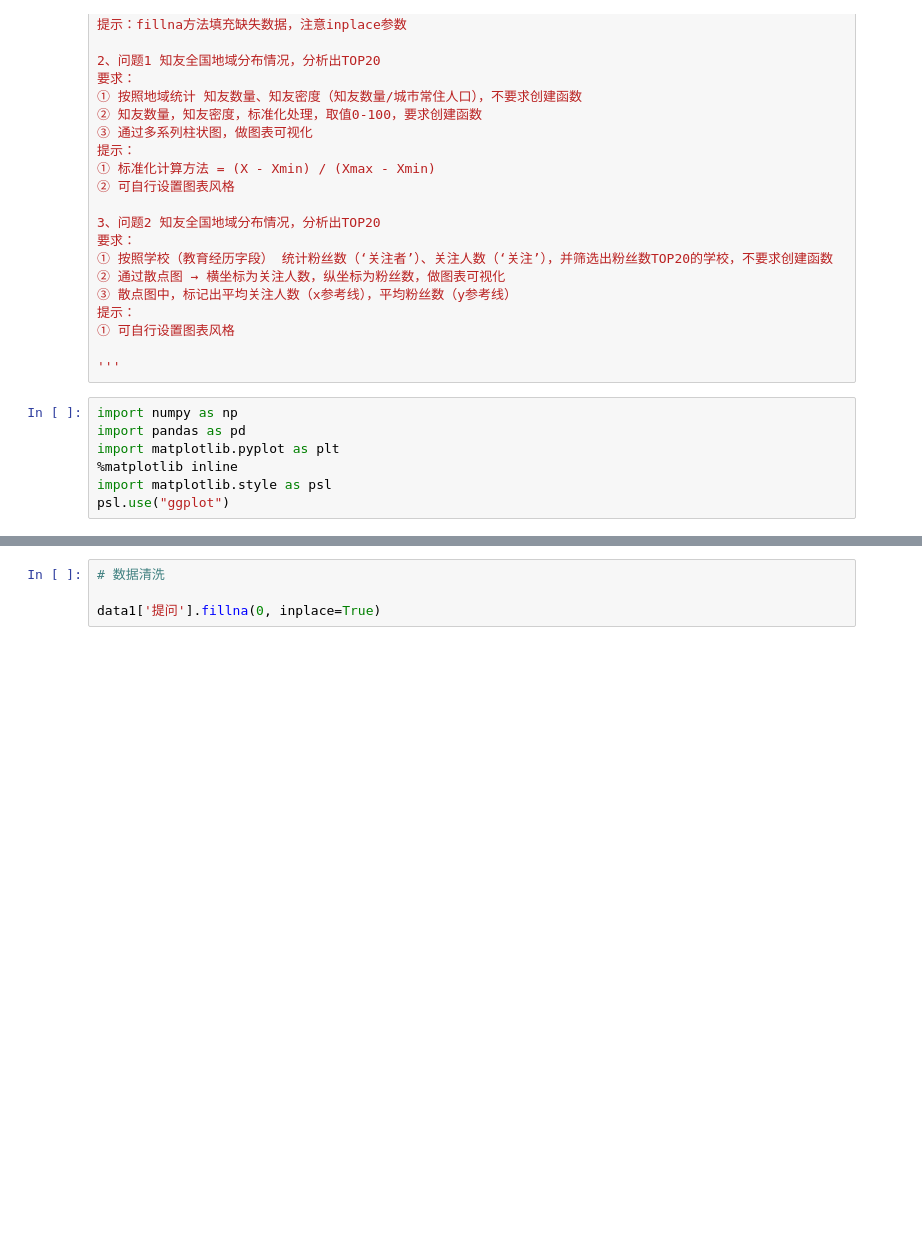
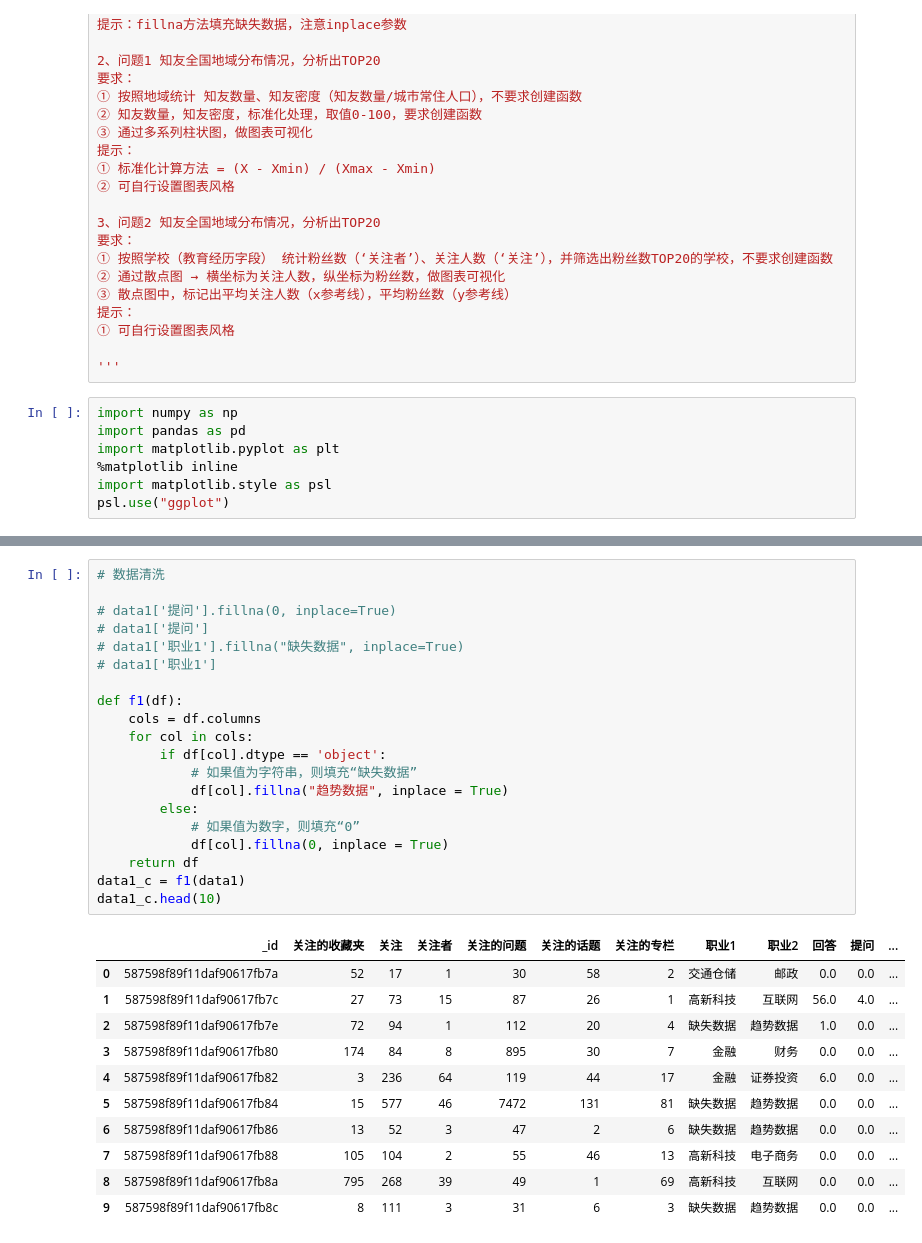
Before and after one commit to Mocha-Pudding/Python-DataAnalysis, a Jupyter notebook: CLASSDATA_Chapter01重点工具：数据解析/章节项目/项目03知乎数据清洗整理和结论研究/【个人笔记】项目03知乎数据清洗整理和结论研究.ipynb, the cells around one changed output, grey strips where cells are left out. Drawn from its saved outputs; the diff is of its cells as text; blank space fills up the shorter version.

```diff
--- a/CLASSDATA_Chapter01重点工具：数据解析/章节项目/项目03知乎数据清洗整理和结论研究/【个人笔记】项目03知乎数据清洗整理和结论研究.ipynb
+++ b/CLASSDATA_Chapter01重点工具：数据解析/章节项目/项目03知乎数据清洗整理和结论研究/【个人笔记】项目03知乎数据清洗整理和结论研究.ipynb
@@ -52,7 +52,35 @@ data1.head(10)
 | 7 | 587598f89f11daf90617fb88 | 105 | 104 | 2 | 55 | 46 | 13 | 高新科技 | 电子商务 | NaN | NaN | ... |
 | 8 | 587598f89f11daf90617fb8a | 795 | 268 | 39 | 49 | 1 | 69 | 高新科技 | 互联网 | NaN | NaN | ... |
 | 9 | 587598f89f11daf90617fb8c | 8 | 111 | 3 | 31 | 6 | 3 | NaN | NaN | 0.0 | 0.0 | ... |
-# %%
-# 数据清洗
-
-data1['提问'].fillna(0, inplace=True)
+# %%
+# 数据清洗
+
+# data1['提问'].fillna(0, inplace=True)
+# data1['提问']
+# data1['职业1'].fillna("缺失数据", inplace=True)
+# data1['职业1']
+
+def f1(df):
+    cols = df.columns
+    for col in cols:
+        if df[col].dtype == 'object':
+            # 如果值为字符串，则填充“缺失数据”
+            df[col].fillna("趋势数据", inplace = True)
+        else:
+            # 如果值为数字，则填充“0”
+            df[col].fillna(0, inplace = True)
+    return df
+data1_c = f1(data1)
+data1_c.head(10)
+# %% [output]
+|  | _id | 关注的收藏夹 | 关注 | 关注者 | 关注的问题 | 关注的话题 | 关注的专栏 | 职业1 | 职业2 | 回答 | 提问 | ... |
+| 0 | 587598f89f11daf90617fb7a | 52 | 17 | 1 | 30 | 58 | 2 | 交通仓储 | 邮政 | 0.0 | 0.0 | ... |
+| 1 | 587598f89f11daf90617fb7c | 27 | 73 | 15 | 87 | 26 | 1 | 高新科技 | 互联网 | 56.0 | 4.0 | ... |
+| 2 | 587598f89f11daf90617fb7e | 72 | 94 | 1 | 112 | 20 | 4 | 缺失数据 | 趋势数据 | 1.0 | 0.0 | ... |
+| 3 | 587598f89f11daf90617fb80 | 174 | 84 | 8 | 895 | 30 | 7 | 金融 | 财务 | 0.0 | 0.0 | ... |
+| 4 | 587598f89f11daf90617fb82 | 3 | 236 | 64 | 119 | 44 | 17 | 金融 | 证券投资 | 6.0 | 0.0 | ... |
+| 5 | 587598f89f11daf90617fb84 | 15 | 577 | 46 | 7472 | 131 | 81 | 缺失数据 | 趋势数据 | 0.0 | 0.0 | ... |
+| 6 | 587598f89f11daf90617fb86 | 13 | 52 | 3 | 47 | 2 | 6 | 缺失数据 | 趋势数据 | 0.0 | 0.0 | ... |
+| 7 | 587598f89f11daf90617fb88 | 105 | 104 | 2 | 55 | 46 | 13 | 高新科技 | 电子商务 | 0.0 | 0.0 | ... |
+| 8 | 587598f89f11daf90617fb8a | 795 | 268 | 39 | 49 | 1 | 69 | 高新科技 | 互联网 | 0.0 | 0.0 | ... |
+| 9 | 587598f89f11daf90617fb8c | 8 | 111 | 3 | 31 | 6 | 3 | 缺失数据 | 趋势数据 | 0.0 | 0.0 | ... |
```
Also changed, not shown: parts of 1 cell of this notebook.
